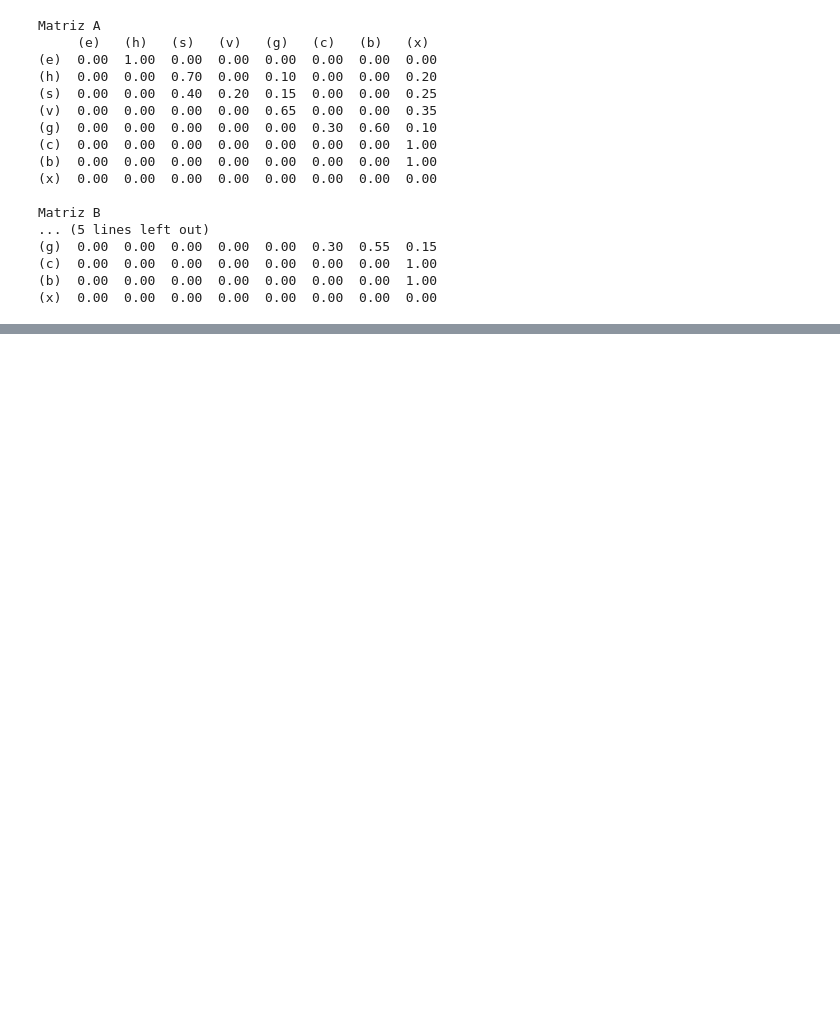
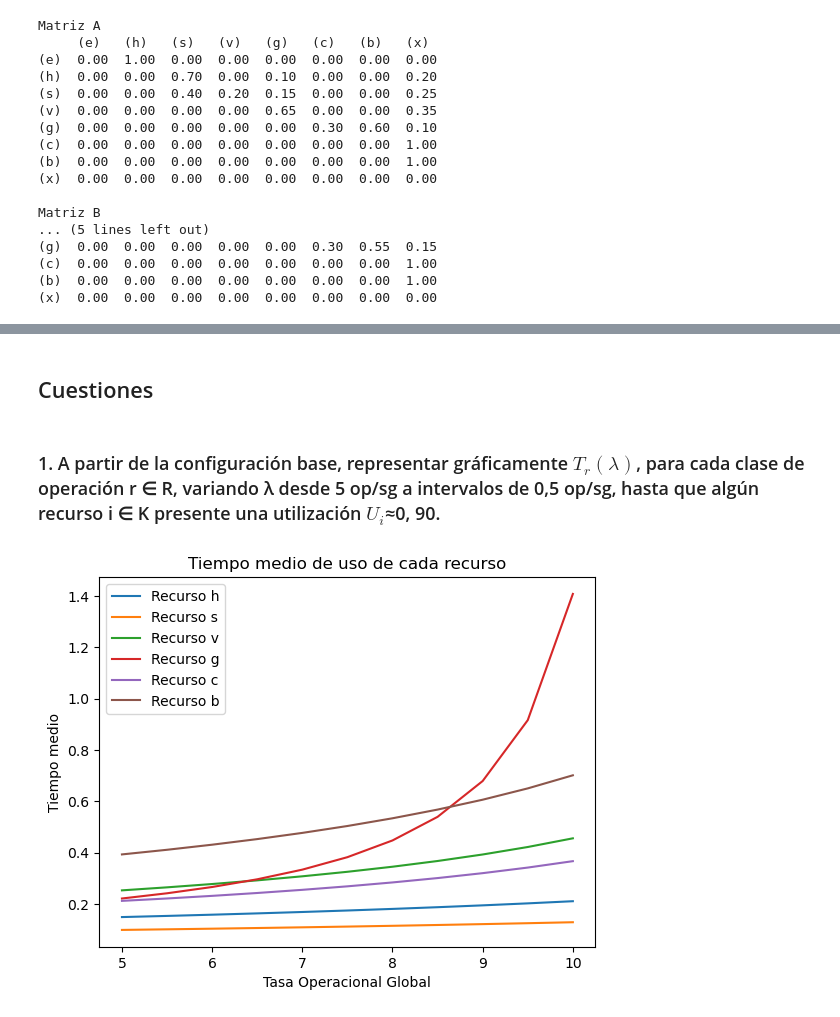
Before and after one commit to XMG2/Simulacion_Prestaciones_Web, a Jupyter notebook: base.ipynb, the cells around one changed output, grey strips where cells are left out. Saved outputs shown, nothing was run; the diff lists cells and outputs as text; code cells hidden in the pictures; blank space fills up the shorter version.

Commit message:
Realizado el primer bloque de cuestiones. Existen dudas con respecto a la cuestión 5 de dicho bloque. Se le preguntará a mendivil acerca de dicha cuestión.

```diff
--- a/base.ipynb
+++ b/base.ipynb
@@ -74,0 +146,3 @@ Matriz B
+# %%
+K = ['WS_CPU', 'WS_DISCO', 'AS_CPU', 'AS_DISCO', 'DS_CPU', 'DS_DISCO']
+R = ['h', 's', 'g', 'v', 'c', 'b']
@@ -126,0 +179,44 @@ utils.cal_tiempo_res_op(D[:, 0], tasas, N)
+# %%
+N = np.ones(len(K), dtype = int)
+# %% [markdown]
+## Cuestiones
+# %% [markdown]
+### 1. A partir de la configuración base, representar gráficamente $T_r(λ)$, para cada clase de operación r ∈ R, variando λ desde 5 op/sg a intervalos de 0,5 op/sg, hasta que algún recurso i ∈ K presente una utilización $U_i$≈0, 90.
+# %%
+def calcular_tr_base_tasa_global(D, N, v_a, v_b, f_a, f_b):
+    tasa_op_global = 4.5
+    u_max = 0
+    tasas_list = []
+    T_r = []
+    while u_max < 0.9:
+        tasa_op_global += 0.5
+        tasas = utils.calcular_tasa_operaciones_por_estado(tasa_op_global, v_a, v_b, f_a, f_b)
+        u = [0] * len(tasas)  # utilizacion de cada recurso
+        for i in range(len(N)):
+            u[i] = utils.calcular_utilizacion_recurso(tasas, D[:, i], N[i])
+        u_max = max(u)
+        tasas_list.append(tasa_op_global)
+
+        # Calcular tiempo de respuesta para cada operación
+        t_r = utils.calcular_tiempo_respuesta_por_operacion(D, tasas, N)
+        T_r.append(t_r)
+    return tasas_list, T_r
+
+
+tasas_list, T_r = calcular_tr_base_tasa_global(
+    D, N, v_a, v_b, f_a, f_b
+)
+
+# Tiempo de respuesta para cada operacion (Tr)
+# Array con los nombres recursos: e, h, s, v, g, c, b, x (x es el estado de salida, e es el estado de entrada)
+R = ["h", "s", "v", "g", "c", "b"]
+for i in range(len(R)):
+    plt.plot(tasas_list, [T_r[j][i] for j in range(len(T_r))], label=f"Recurso {R[i]}")
+
+plt.title("Tiempo medio de uso de cada recurso")
+plt.xlabel("Tasa Operacional Global")
+plt.ylabel("Tiempo medio")
+plt.legend()
+plt.show()
+# %% [output]
+[figure, added]
```
Also changed, not shown: parts of 25 cells of this notebook, 1 other file.
